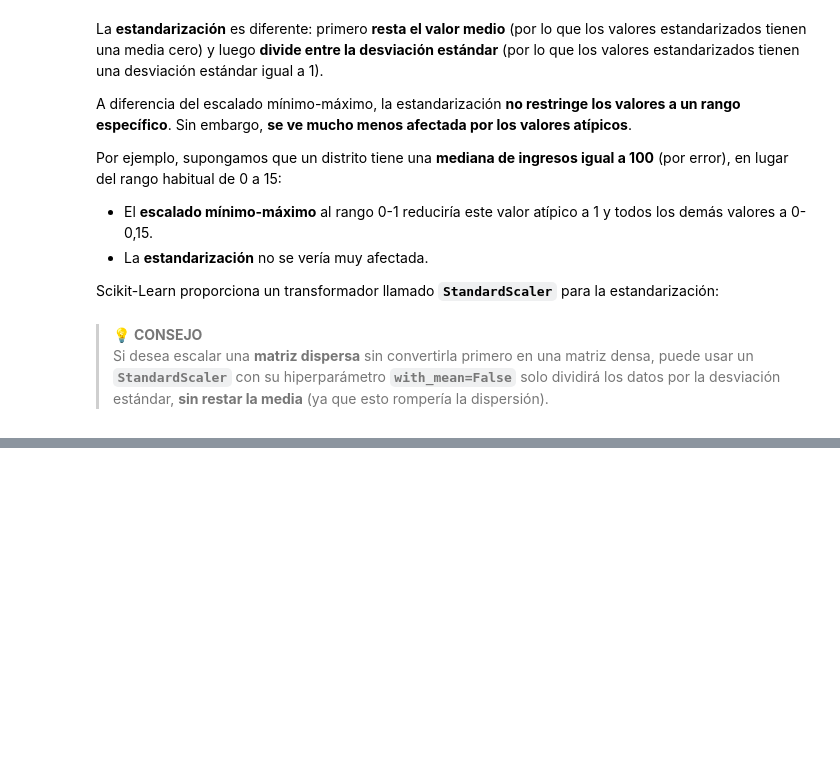
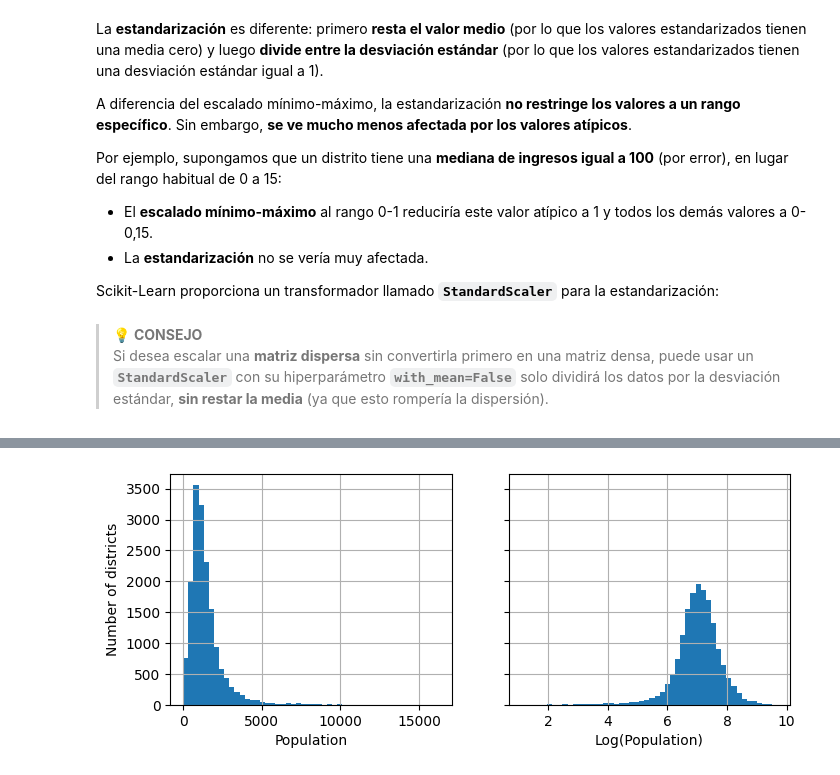
Before and after one commit to halxhernandez/Proyectos-De-Aprendizaje-Automatico, a Jupyter notebook: Modelo_De_Precios_De_Vivienda_En_California.ipynb, the cells around one changed output, grey strips where cells are left out. Saved outputs shown, nothing was run; the diff lists cells and outputs as text; code cells hidden in the pictures; blank space fills up the shorter version.

```diff
--- a/Modelo_De_Precios_De_Vivienda_En_California.ipynb
+++ b/Modelo_De_Precios_De_Vivienda_En_California.ipynb
@@ -926,0 +940,12 @@ housing_num_std_scaled = std_scaler.fit_transform(housing_num)
+# %%
+fig, (ax1, ax2) = plt.subplots(1, 2, figsize=(8, 3), sharey=True)
+housing['population'].hist(bins=50, ax=ax1)
+ax1.set_xlabel('Population')
+ax1.set_ylabel('Number of districts')
+
+np.log(housing['population']).hist(bins=50, ax=ax2)
+ax2.set_xlabel('Log(Population)')
+
+plt.show()
+# %% [output]
+[figure, added]
```
Also changed, not shown: parts of 8 cells of this notebook.
